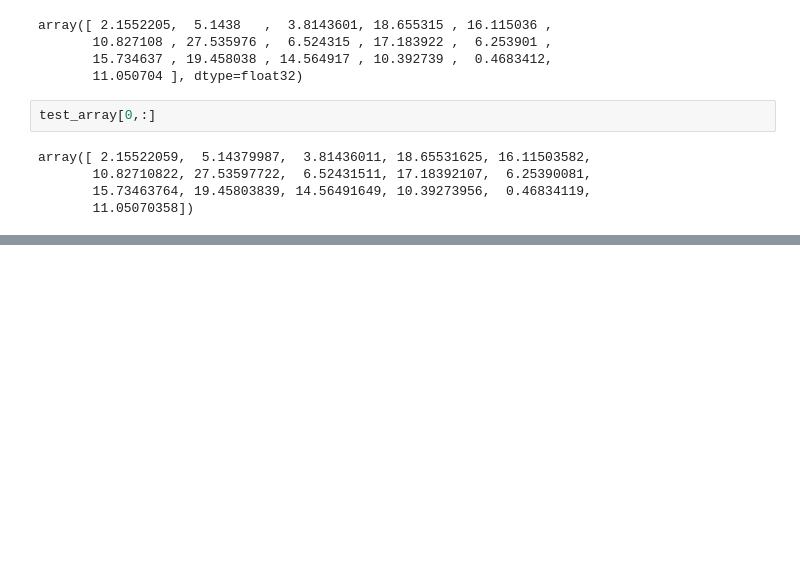
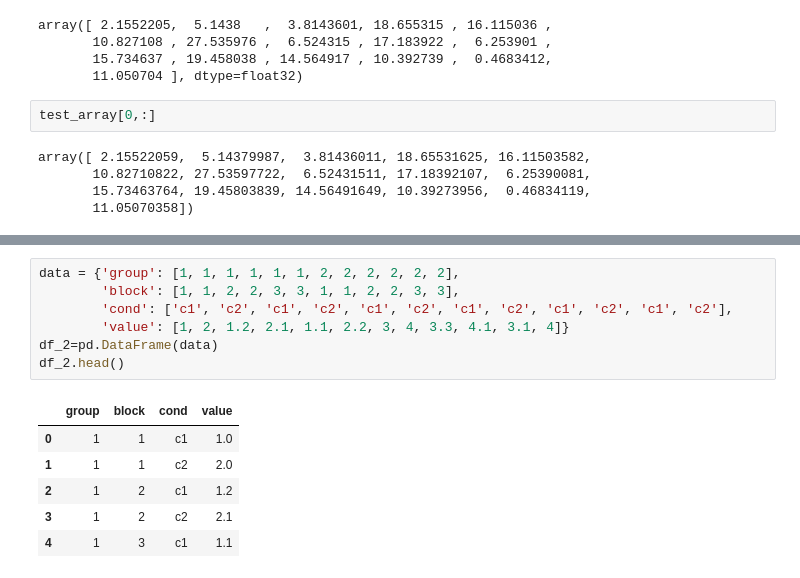
Before and after one commit to GreggHeller1/adult-spine-models, a Jupyter notebook: scripts/notebook.ipynb, the cells around one changed output, grey strips where cells are left out. Saved outputs shown, nothing was run; the diff lists cells and outputs as text; blank space fills up the shorter version.

```diff
--- a/scripts/notebook.ipynb
+++ b/scripts/notebook.ipynb
@@ -580,0 +595,14 @@ array([ 2.15522059,  5.14379987,  3.81436011, 18.65531625, 16.11503582,
+# %%
+data = {'group': [1, 1, 1, 1, 1, 1, 2, 2, 2, 2, 2, 2],
+        'block': [1, 1, 2, 2, 3, 3, 1, 1, 2, 2, 3, 3],
+        'cond': ['c1', 'c2', 'c1', 'c2', 'c1', 'c2', 'c1', 'c2', 'c1', 'c2', 'c1', 'c2'],
+        'value': [1, 2, 1.2, 2.1, 1.1, 2.2, 3, 4, 3.3, 4.1, 3.1, 4]}
+df_2=pd.DataFrame(data)
+df_2.head()
+# %% [output]
+|  | group | block | cond | value |
+| 0 | 1 | 1 | c1 | 1.0 |
+| 1 | 1 | 1 | c2 | 2.0 |
+| 2 | 1 | 2 | c1 | 1.2 |
+| 3 | 1 | 2 | c2 | 2.1 |
+| 4 | 1 | 3 | c1 | 1.1 |
```
Also changed, not shown: parts of 3 cells of this notebook, 6 other files.
